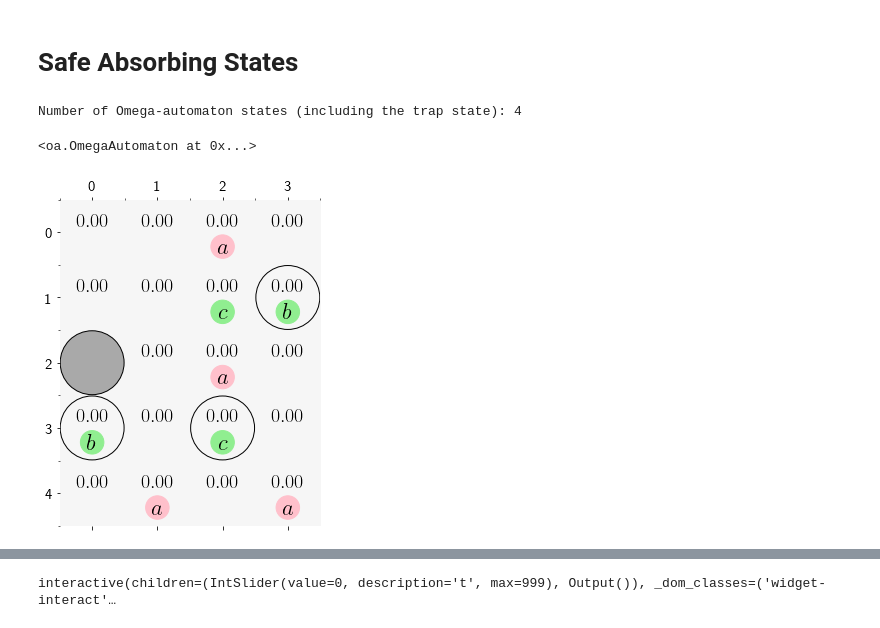
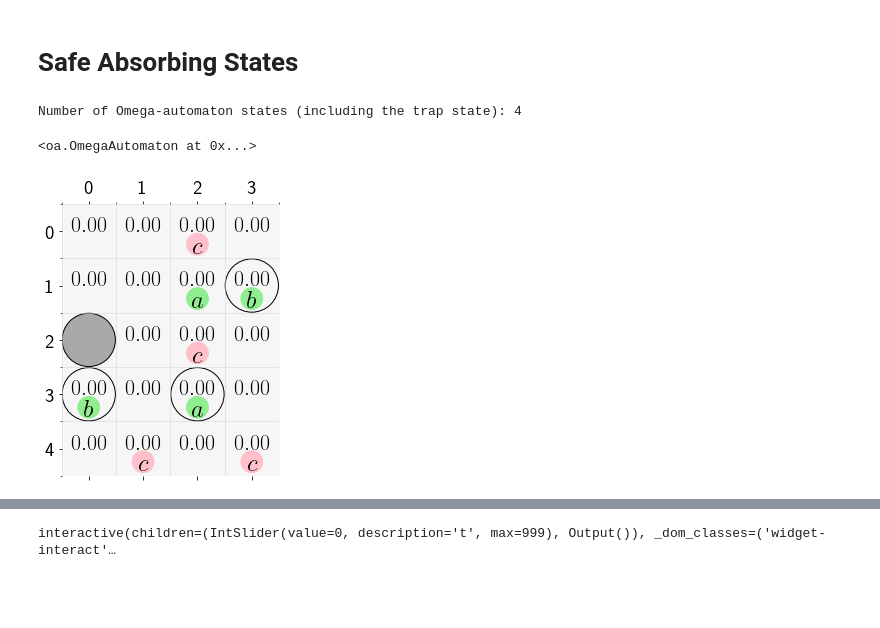
Before and after one commit to alperkamil/csrl, a Jupyter notebook: Safe Absorbing States.ipynb, the cells around one changed output, grey strips where cells are left out. Drawn from its saved outputs; the diff is of its cells as text; code cells hidden in the pictures; blank space fills up the shorter version.

```diff
--- a/Safe Absorbing States.ipynb
+++ b/Safe Absorbing States.ipynb
@@ -2,43 +2,51 @@
 # Safe Absorbing States
 # %%
 %matplotlib inline
-from mdp import GridMDP
-from oa import OmegaAutomaton
+from csrl.mdp import GridMDP
+from csrl.oa import OmegaAutomaton
+from csrl import ControlSynthesis
 import numpy as np
-from csrl import ControlSynthesis
 
-ltl = '(F G b | F G c) & G !a'
+# LTL Specification
+ltl = '(F G a | F G b) & G !c'
+
+# Translate the LTL formula to an LDBA
 oa = OmegaAutomaton(ltl)
 print('Number of Omega-automaton states (including the trap state):',oa.shape[1])
 display(oa)
 
+# MDP Description
 shape = (5,4)
+# E: Empty, T: Trap, B: Obstacle
 structure = np.array([
-['E',  'E',  'E',  'E',  'E'],
-['E',  'E',  'E',  'T',  'E'],
-['B',  'E',  'E',  'E',  'E'],
-['T',  'E',  'T',  'E',  'E'],
-['E',  'E',  'E',  'E',  'E']
+['E',  'E',  'E',  'E'],
+['E',  'E',  'E',  'T'],
+['B',  'E',  'E',  'E'],
+['T',  'E',  'T',  'E'],
+['E',  'E',  'E',  'E']
 ])
+
+# Labels of the states
 label = np.array([
-[(),       (),     ('a',),()],
-[(),       (),     ('c',),('b',)],
-[(),       (),     ('a',),()],
-[('b',),   (),     ('c',),()],
-[(),       ('a',), (),    ('a',)]
+[(),       (),     ('c',),()],
+[(),       (),     ('a',),('b',)],
+[(),       (),     ('c',),()],
+[('b',),   (),     ('a',),()],
+[(),       ('c',), (),    ('c',)]
 ],dtype=np.object)
+# Colors of the labels
 lcmap={
-    ('a',):'pink',
+    ('a',):'lightgreen',
     ('b',):'lightgreen',
-    ('c',):'lightgreen'
+    ('c',):'pink'
 }
-grid_mdp = GridMDP(shape=shape,structure=structure,label=label,lcmap=lcmap)
+grid_mdp = GridMDP(shape=shape,structure=structure,label=label,lcmap=lcmap,figsize=5)  # Use figsize=4 for smaller figures
 grid_mdp.plot()
 
-discount=0.9999
-csrl = ControlSynthesis(grid_mdp,oa,discount)
+# Construct the product MDP
+csrl = ControlSynthesis(grid_mdp,oa)
 # %% [output]
 Number of Omega-automaton states (including the trap state): 4
 <oa.OmegaAutomaton at 0x...>
-[figure, old version]
+[figure, new version]
 # %%
```
Also changed, not shown: parts of 4 cells of this notebook, 11 other files.
